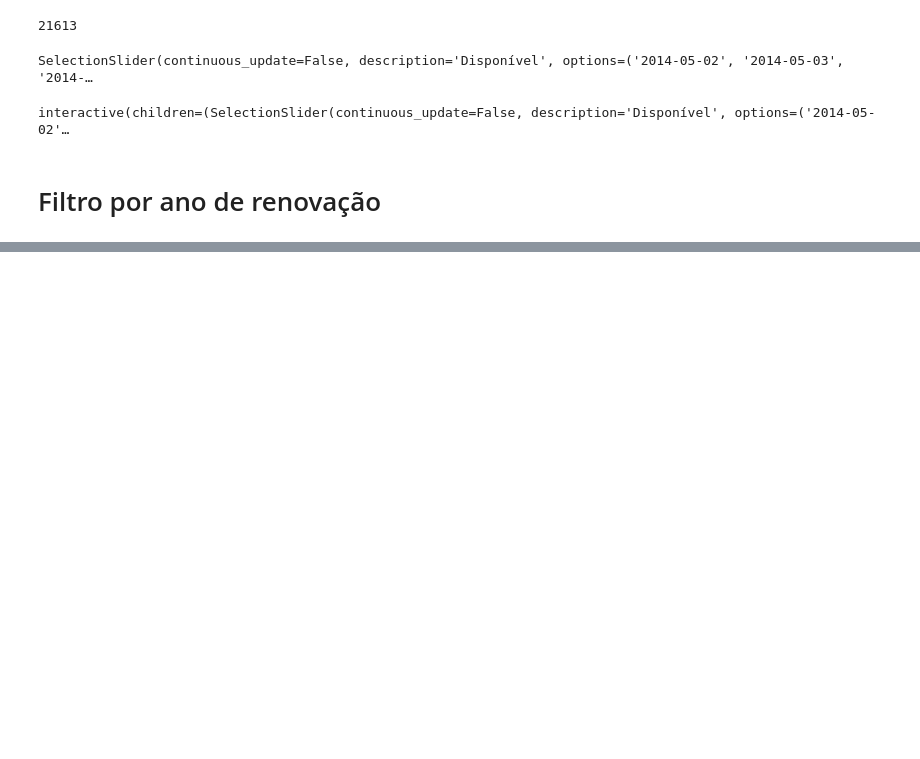
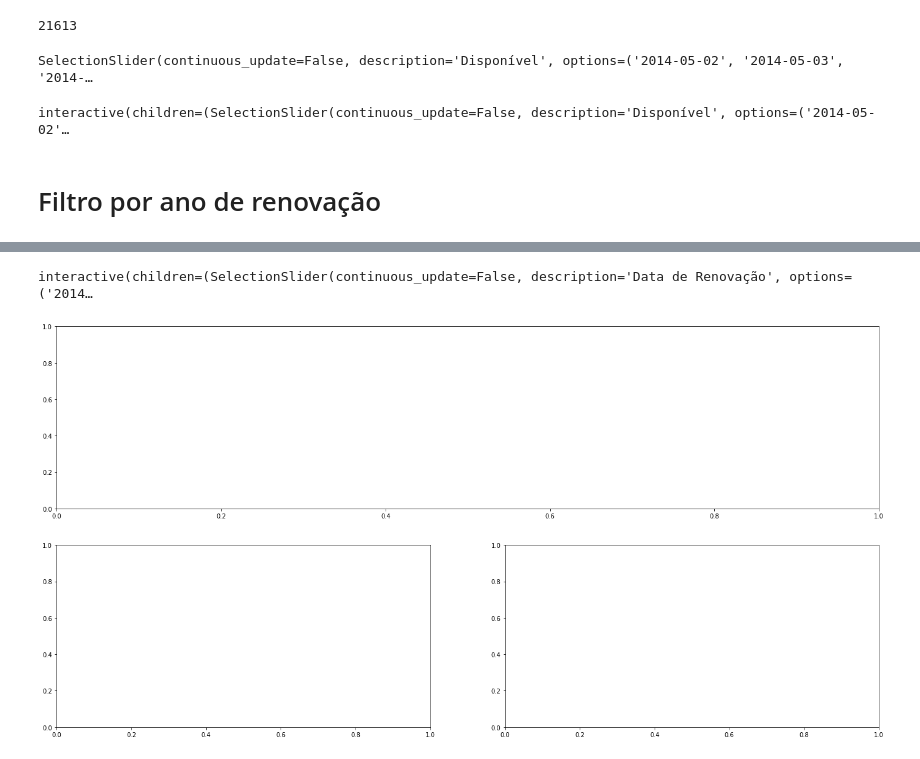
Before and after one commit to guiaraujofreitas/python_do_zero, a Jupyter notebook: Exercícios_07.ipynb, the cells around one changed output, grey strips where cells are left out. Drawn from its saved outputs; the diff is of its cells as text; code cells hidden in the pictures; blank space fills up the shorter version.

Commit message:
Construindo o segundo dashboard

```diff
--- a/Exercícios_07.ipynb
+++ b/Exercícios_07.ipynb
@@ -291,6 +291,5 @@ interactive(children=(SelectionSlider(continuous_update=False, description='Disp
 # %% [markdown]
 # Filtro por ano de renovação
 # %%
-df['yr_renovated']= pd.to_datetime(df['yr_renovated'])
-
-df['yr_renovated']
+df['yr_renovated']= df['yr_renovated'].apply( lambda x: pd.to_datetime('1970-01-01',format= '%Y-%m-%d') if 0== x
+                                             else pd.to_datetime(x,format= '%Y'))
@@ -309,0 +300,43 @@ Name: yr_renovated, Length: 21613, dtype: datetime64[ns]
+# %%
+
+
+
+#construindo o botão
+renovado= widgets.SelectionSlider(options= df['date'].sort_values().unique().tolist(),
+                             values= '1951-01-01',
+                              description= 'Data de Renovação',
+                              disable=False,
+                              continuous_update=False,
+                             orientation= 'vertical',
+                             readout=True)
+
+
+#função de atualizar dash
+def update_renovacao(limit,df):
+
+    data_limit = df[df['date']>= limit].copy()
+
+    #criando dashboard:
+    fig = plt.figure(figsize=(24,12))
+
+    spec= gridspec.GridSpec(nrows=2, ncols=2, figure=fig)
+
+
+    ax1= fig.add_subplot(spec[0,:])
+    ax2= fig.add_subplot(spec[1,0])
+    ax3= fig.add_subplot(spec[1,1])
+
+
+    #ano_renovacao= df[['renovacao_year','id']].groupby('renovacao_year').sum().reset_index()
+    #ax1.bar(ano_renovacao['renovacao_year'], ano_renovacao['id'])
+
+    dia_renovacao= df[['renovacao_day','id']].groupby('renovacao_day').sum().reset_index()
+    ax2.bar(dia_renovacao['renovacao_day'],dia_renovacao['id'])
+
+    semana_renovacao= df[['renovacao_week','id']].groupby('renovacao_week').sum().reset_index()
+    ax3.bar(semana_renovacao['renovacao_week'],semana_renovacao['id'])
+# %%
+widgets.interactive(update_renovacao,df=fixed(df), limit=renovado)
+# %% [output]
+interactive(children=(SelectionSlider(continuous_update=False, description='Data de Renovação', options=('2014…
+[figure, added]
```
Also changed, not shown: parts of 2 cells of this notebook.
